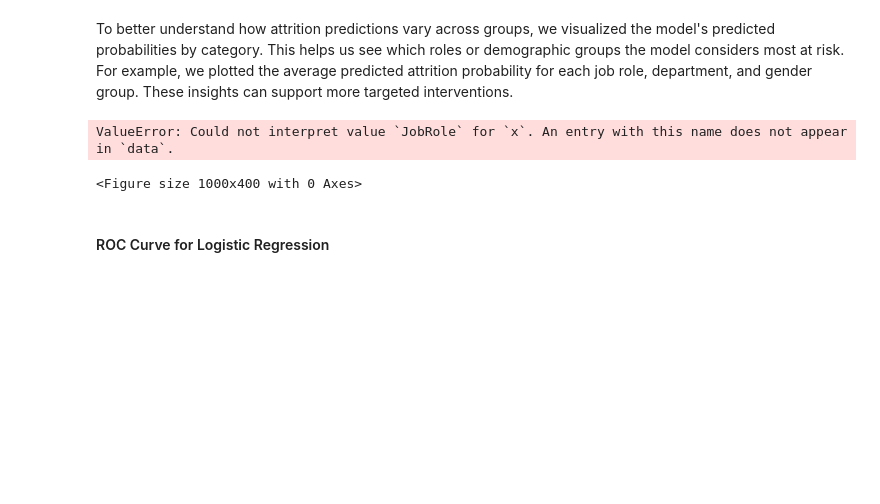
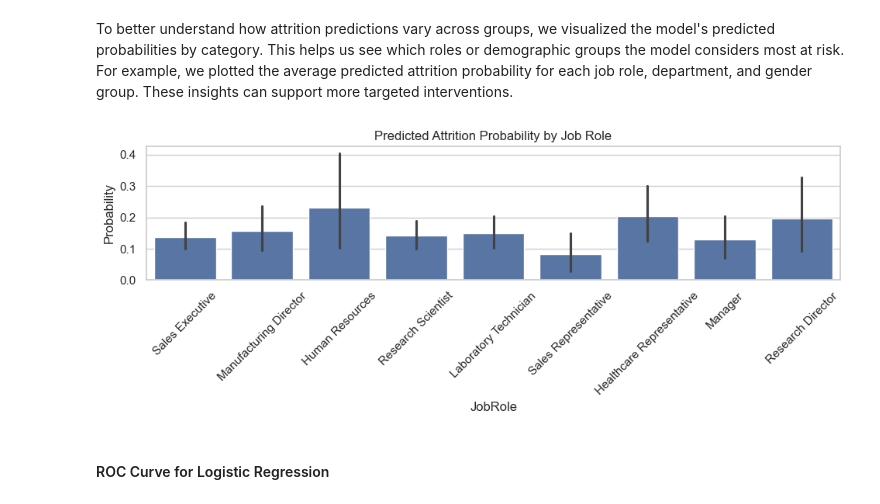
Before and after one commit to FeliciaFavrholdt/DAT-BI-MP3, a Jupyter notebook: notebooks/MP3_Group4_IBM_Analysis.ipynb, the cells around one changed output. Drawn from its saved outputs; the diff is of its cells as text; code cells hidden in the pictures; blank space fills up the shorter version.

```diff
--- a/notebooks/MP3_Group4_IBM_Analysis.ipynb
+++ b/notebooks/MP3_Group4_IBM_Analysis.ipynb
@@ -1324,20 +1362,19 @@ for col in categories:
 # %% [markdown]
 To better understand how attrition predictions vary across groups, we visualized the model's predicted probabilities by category. This helps us see which roles or demographic groups the model considers most at risk. For example, we plotted the average predicted attrition probability for each job role, department, and gender group. These insights can support more targeted interventions.
 # %%
-df_test_raw = df_encoded.iloc[X_test.index].copy()
+df_test_raw = df.iloc[X_test.index].copy()  # Use unencoded data for JobRole
 df_test_raw['Predicted'] = y_pred
 df_test_raw['Probability'] = y_proba
 
 # Example: average attrition probability by JobRole
 plt.figure(figsize=(10, 4))
 sns.barplot(data=df_test_raw, x='JobRole', y='Probability')
 plt.title("Predicted Attrition Probability by Job Role")
 plt.xticks(rotation=45)
 plt.tight_layout()
 plt.show()
 # %% [output]
-ValueError: Could not interpret value `JobRole` for `x`. An entry with this name does not appear in `data`.
-<Figure size 1000x400 with 0 Axes>
+[figure, added]
 # %% [markdown]
 #### ROC Curve for Logistic Regression
 # %% [markdown]
```
Also changed, not shown: parts of 3 cells of this notebook, 9 other files.
